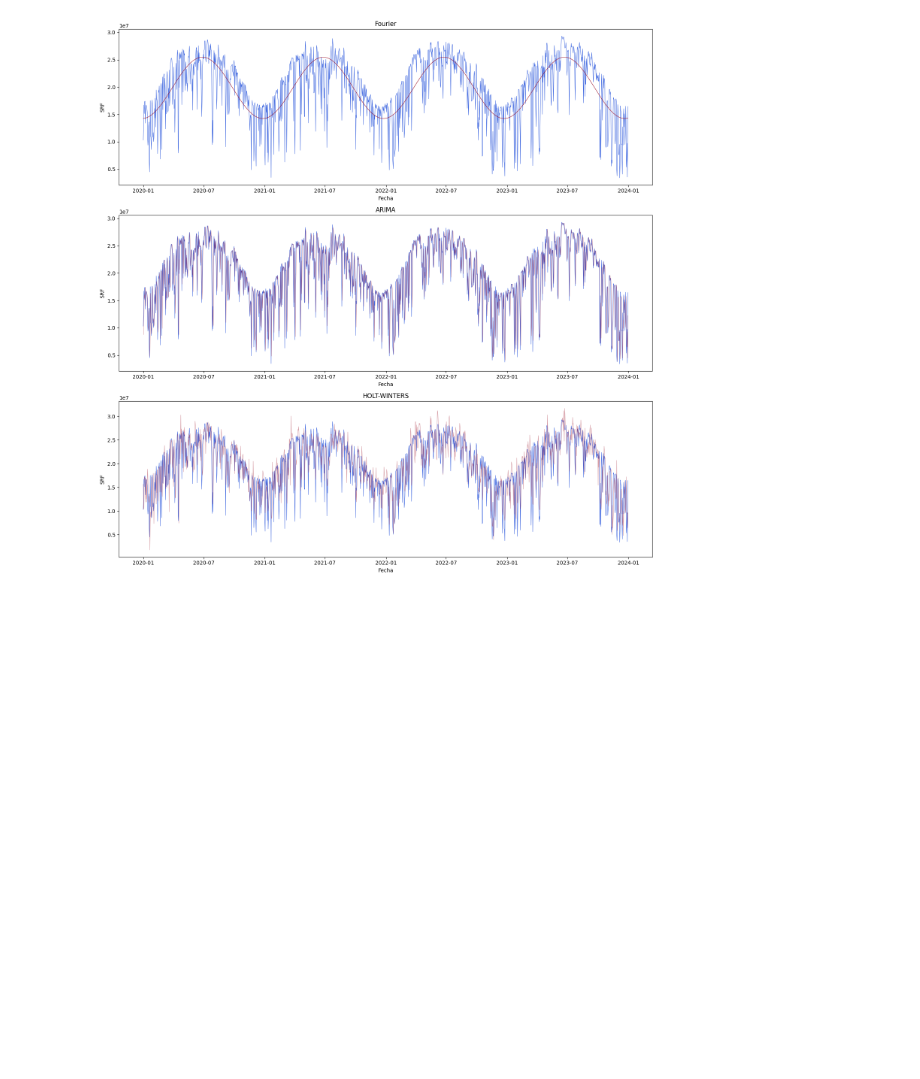
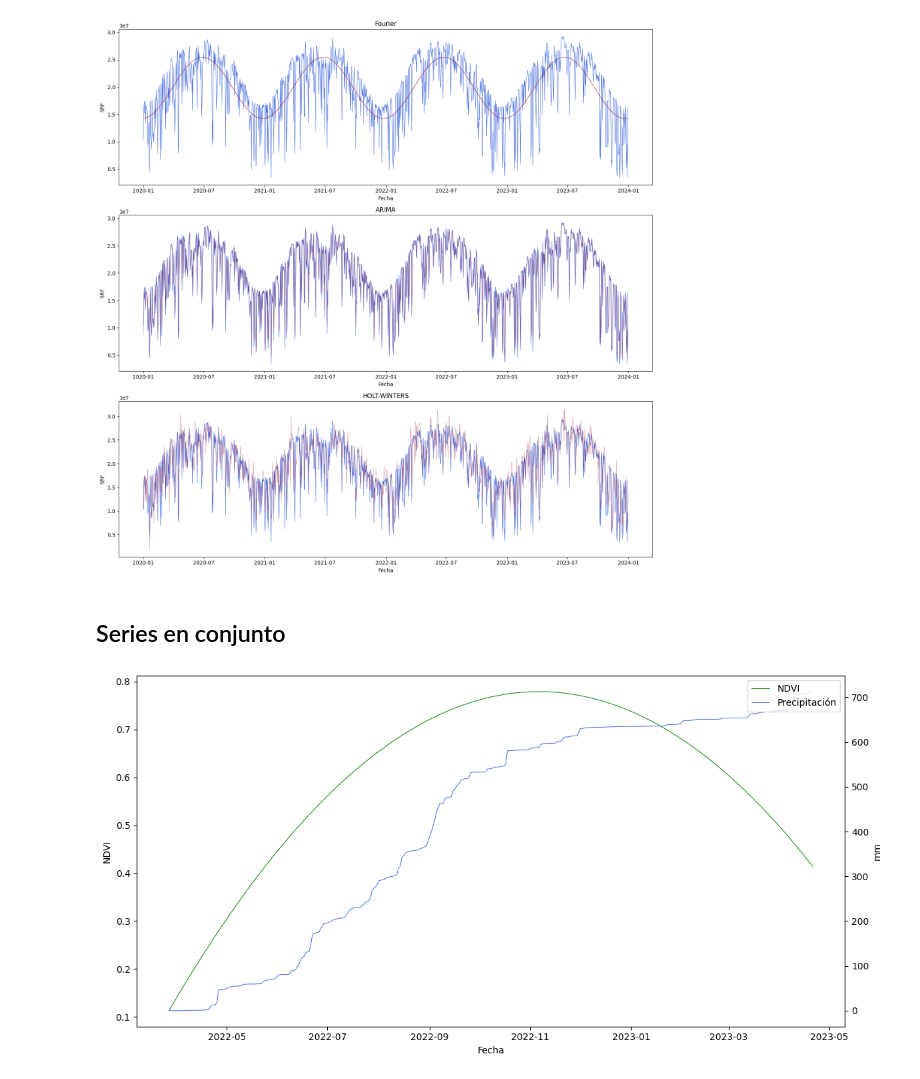
Before and after one commit to VivaldoGP/Tesis, a Jupyter notebook: results/time_series/ts.ipynb, the cells around one changed output. Saved outputs shown, nothing was run; the diff lists cells and outputs as text; code cells hidden in the pictures; blank space fills up the shorter version.

Commit message:
feat: plotting ts v2

```diff
--- a/results/time_series/ts.ipynb
+++ b/results/time_series/ts.ipynb
@@ -80,3 +80,28 @@ plt.savefig(r'../../tesis_img/sueltas/sr_p5_modelos.pdf', dpi=200)
 plt.show()
 # %% [output]
 [figure]
+# %% [markdown]
+## Series en conjunto
+# %%
+p5_all = r'../../data_analysis/all_vars/zafra2022/parcela_5.csv'
+# %%
+df_all = pd.read_csv(p5_all, index_col='Fecha', parse_dates=True)
+# %%
+var_name = 'ndvi'
+fig, ax1 = plt.subplots(figsize=(12, 6))
+ax1.plot(df_all.index, df_all[var_name], color='g', lw=0.7, label=var_name.upper())
+ax1.set_xlabel('Fecha')
+ax1.set_ylabel(f'{var_name.upper()}')
+ax2 = ax1.twinx()
+#ax2.plot(df_all.index, df_all['ajustados_et'], color=(150/255, 0, 24/255), lw=0.7, label='Fourier')
+ax2.plot(df_all.index, df_all['precip_acum'], color='royalblue', lw=0.7, label='Precipitación')
+# ax2.plot(df_all.index, df_all['etc'], color='blueviolet', lw=0.7, label='ETc')
+ax2.set_ylabel('mm')
+lines, labels = ax1.get_legend_handles_labels()
+lines2, labels2 = ax2.get_legend_handles_labels()
+ax2.legend(lines + lines2, labels + labels2, loc='upper right')
+plt.tight_layout()
+plt.savefig(r'../../tesis_img/sueltas/ndvi_precip_acum.pdf', dpi=200)
+plt.show()
+# %% [output]
+[figure, added]
```
